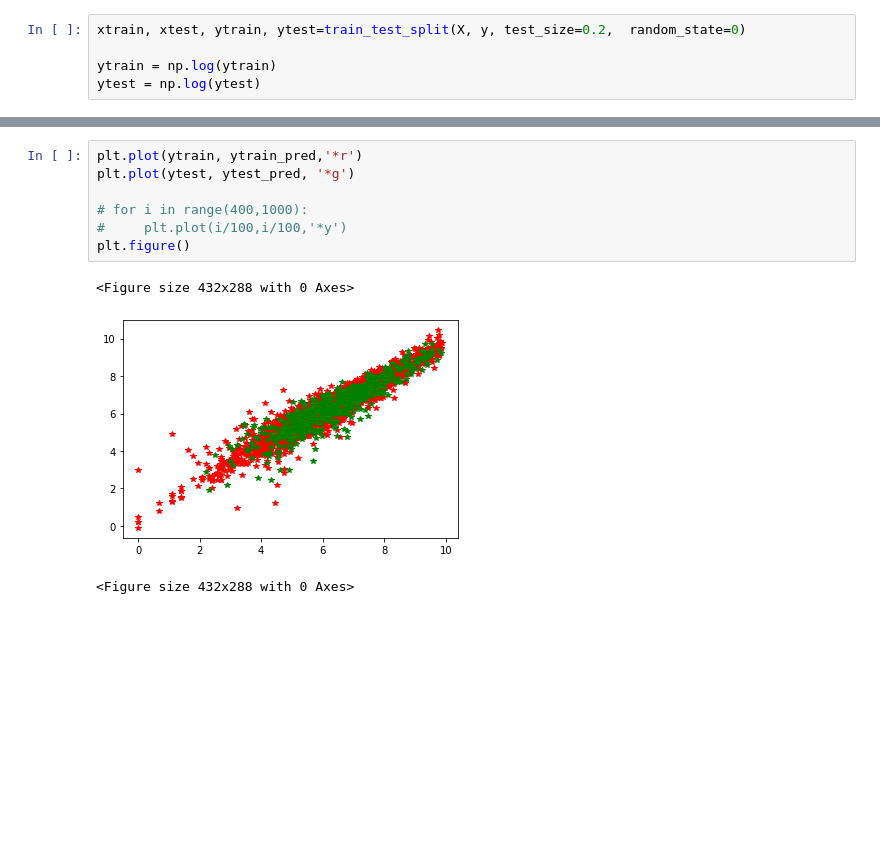
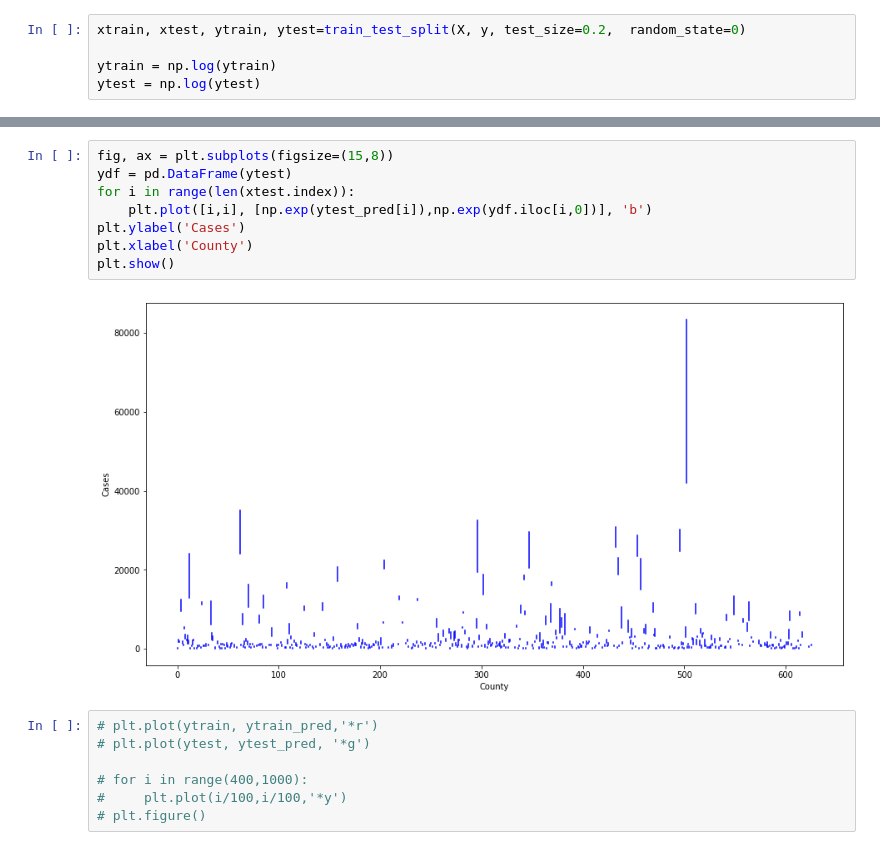
Before and after one commit to CS254-ML-FinalProject/Final-Project, a Jupyter notebook: CNN.ipynb, the cells around one changed output, grey strips where cells are left out. Saved outputs shown, nothing was run; the diff lists cells and outputs as text; blank space fills up the shorter version.

```diff
--- a/CNN.ipynb
+++ b/CNN.ipynb
@@ -265,11 +267,17 @@ plot_model(
+# %%
+fig, ax = plt.subplots(figsize=(15,8))
+ydf = pd.DataFrame(ytest)
+for i in range(len(xtest.index)):
+    plt.plot([i,i], [np.exp(ytest_pred[i]),np.exp(ydf.iloc[i,0])], 'b')
+plt.ylabel('Cases')
+plt.xlabel('County')
+plt.show()
+# %% [output]
+[figure, added]
 # %%
-plt.plot(ytrain, ytrain_pred,'*r')
-plt.plot(ytest, ytest_pred, '*g')
+# plt.plot(ytrain, ytrain_pred,'*r')
+# plt.plot(ytest, ytest_pred, '*g')
 
 # for i in range(400,1000):
 #     plt.plot(i/100,i/100,'*y')
-plt.figure()
+# plt.figure()
-# %% [output]
-<Figure size 432x288 with 0 Axes>
-[figure, removed]
-<Figure size 432x288 with 0 Axes>
```
Also changed, not shown: parts of 11 cells of this notebook.
